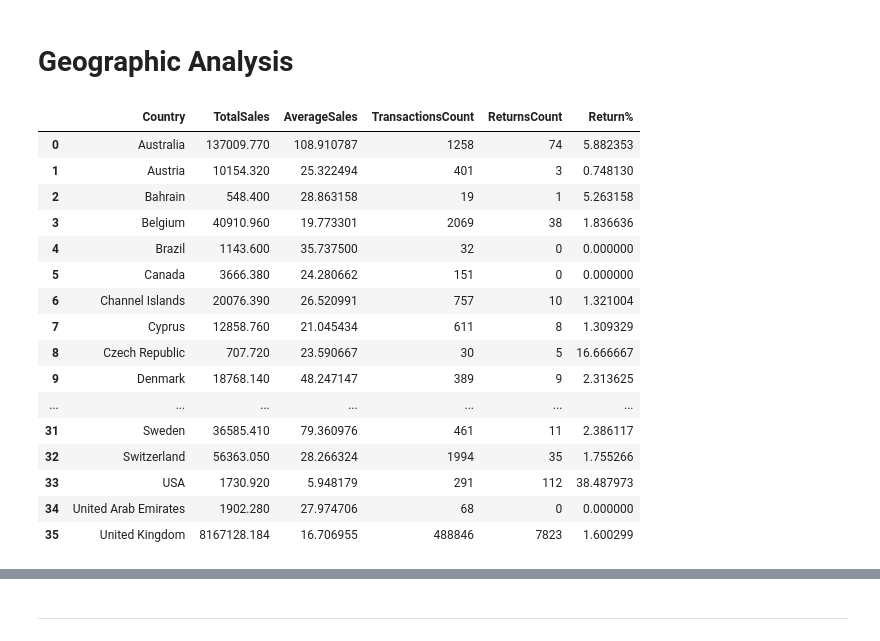
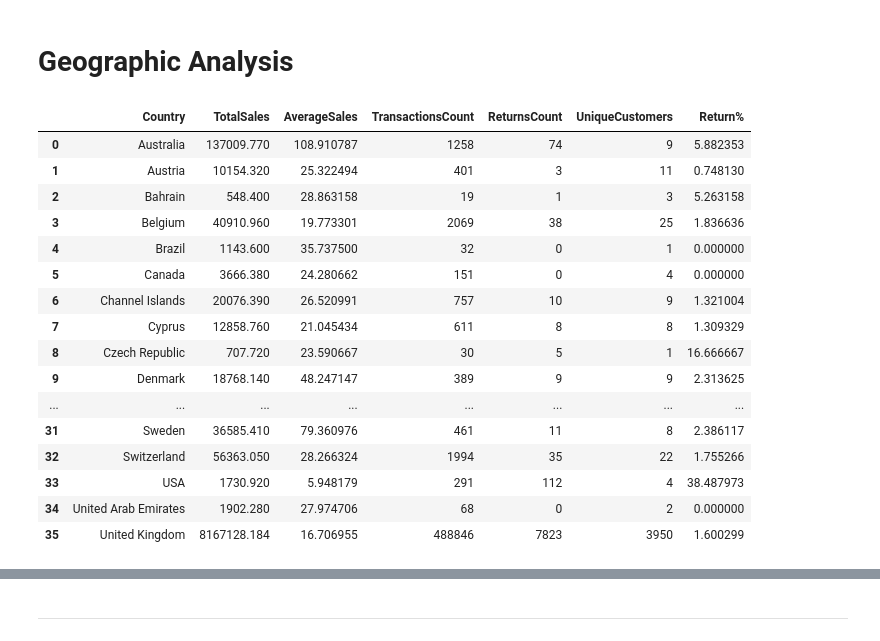
Before and after one commit to Ninestein666/online-retail-transactions-analysis, a Jupyter notebook: jupyter_notebooks/DataVisualisation.ipynb, the cells around one changed output, grey strips where cells are left out. Drawn from its saved outputs; the diff is of its cells as text; code cells hidden in the pictures.

```diff
--- a/jupyter_notebooks/DataVisualisation.ipynb
+++ b/jupyter_notebooks/DataVisualisation.ipynb
@@ -390,32 +642,36 @@ df_products
 # %% [markdown]
 # Geographic Analysis
 # %%
+# Country-level analysis
 df_countries = (
     df.groupby(df['Country'])
     .agg(TotalSales = ('TotalSales', 'sum'),
          AverageSales = ('TotalSales', 'mean'),
          TransactionsCount = ('InvoiceNo', 'count'),
-         ReturnsCount = ('TotalSales', lambda x: (x < 0).sum())
+         ReturnsCount = ('TotalSales', lambda x: (x < 0).sum()),
+         UniqueCustomers = ('CustomerID', 'nunique')
          )
     .reset_index()
 )
+
+# Create return percentage column
 df_countries['Return%'] = (df_countries['ReturnsCount'] / df_countries['TransactionsCount'])*100
 df_countries
 # %% [output]
-|  | Country | TotalSales | AverageSales | TransactionsCount | ReturnsCount | Return% |
-| 0 | Australia | 137009.770 | 108.910787 | 1258 | 74 | 5.882353 |
-| 1 | Austria | 10154.320 | 25.322494 | 401 | 3 | 0.748130 |
-| 2 | Bahrain | 548.400 | 28.863158 | 19 | 1 | 5.263158 |
-| 3 | Belgium | 40910.960 | 19.773301 | 2069 | 38 | 1.836636 |
-| 4 | Brazil | 1143.600 | 35.737500 | 32 | 0 | 0.000000 |
-| 5 | Canada | 3666.380 | 24.280662 | 151 | 0 | 0.000000 |
-| 6 | Channel Islands | 20076.390 | 26.520991 | 757 | 10 | 1.321004 |
-| 7 | Cyprus | 12858.760 | 21.045434 | 611 | 8 | 1.309329 |
-| 8 | Czech Republic | 707.720 | 23.590667 | 30 | 5 | 16.666667 |
-| 9 | Denmark | 18768.140 | 48.247147 | 389 | 9 | 2.313625 |
-| ... | ... | ... | ... | ... | ... | ... |
-| 31 | Sweden | 36585.410 | 79.360976 | 461 | 11 | 2.386117 |
-| 32 | Switzerland | 56363.050 | 28.266324 | 1994 | 35 | 1.755266 |
-| 33 | USA | 1730.920 | 5.948179 | 291 | 112 | 38.487973 |
-| 34 | United Arab Emirates | 1902.280 | 27.974706 | 68 | 0 | 0.000000 |
-| 35 | United Kingdom | 8167128.184 | 16.706955 | 488846 | 7823 | 1.600299 |
+|  | Country | TotalSales | AverageSales | TransactionsCount | ReturnsCount | UniqueCustomers | Return% |
+| 0 | Australia | 137009.770 | 108.910787 | 1258 | 74 | 9 | 5.882353 |
+| 1 | Austria | 10154.320 | 25.322494 | 401 | 3 | 11 | 0.748130 |
+| 2 | Bahrain | 548.400 | 28.863158 | 19 | 1 | 3 | 5.263158 |
+| 3 | Belgium | 40910.960 | 19.773301 | 2069 | 38 | 25 | 1.836636 |
+| 4 | Brazil | 1143.600 | 35.737500 | 32 | 0 | 1 | 0.000000 |
+| 5 | Canada | 3666.380 | 24.280662 | 151 | 0 | 4 | 0.000000 |
+| 6 | Channel Islands | 20076.390 | 26.520991 | 757 | 10 | 9 | 1.321004 |
+| 7 | Cyprus | 12858.760 | 21.045434 | 611 | 8 | 8 | 1.309329 |
+| 8 | Czech Republic | 707.720 | 23.590667 | 30 | 5 | 1 | 16.666667 |
+| 9 | Denmark | 18768.140 | 48.247147 | 389 | 9 | 9 | 2.313625 |
+| ... | ... | ... | ... | ... | ... | ... | ... |
+| 31 | Sweden | 36585.410 | 79.360976 | 461 | 11 | 8 | 2.386117 |
+| 32 | Switzerland | 56363.050 | 28.266324 | 1994 | 35 | 22 | 1.755266 |
+| 33 | USA | 1730.920 | 5.948179 | 291 | 112 | 4 | 38.487973 |
+| 34 | United Arab Emirates | 1902.280 | 27.974706 | 68 | 0 | 2 | 0.000000 |
+| 35 | United Kingdom | 8167128.184 | 16.706955 | 488846 | 7823 | 3950 | 1.600299 |
```
Also changed, not shown: parts of 43 cells of this notebook.
